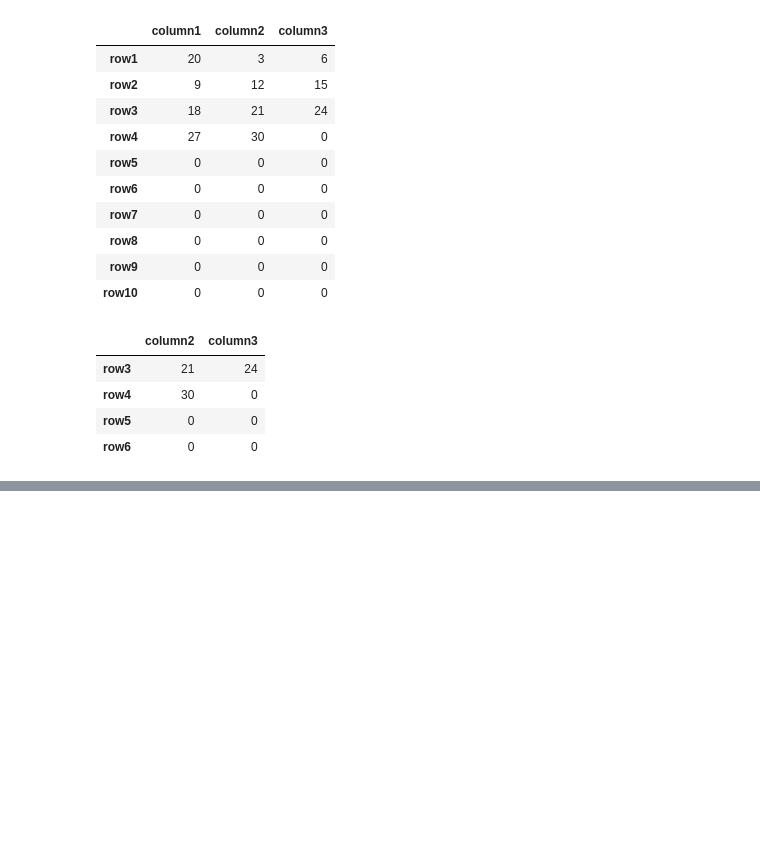
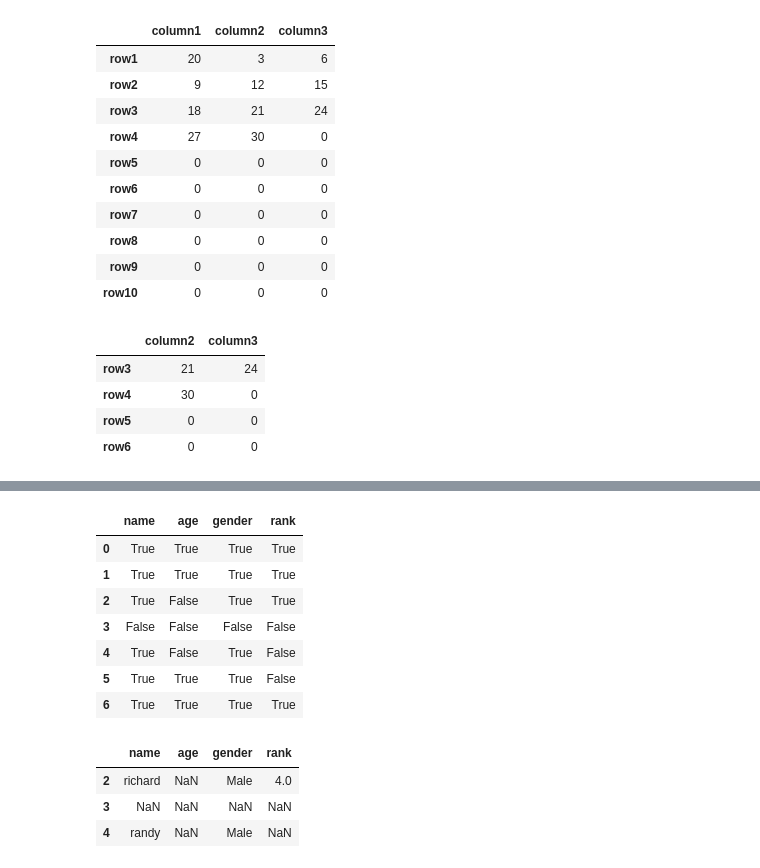
Before and after one commit to venkat56vanaparthi/data_science, a Jupyter notebook: numpy_pandas.ipynb, the cells around one changed output, grey strips where cells are left out. Cells and saved outputs as stored; diff of their text form; code cells hidden in the pictures; blank space fills up the shorter version.

```diff
--- a/numpy_pandas.ipynb
+++ b/numpy_pandas.ipynb
@@ -117,0 +150,19 @@ number_df.iloc[2:6, 1:3]
+# %%
+ranking_df.notnull()
+# %% [output]
+|  | name | age | gender | rank |
+| 0 | True | True | True | True |
+| 1 | True | True | True | True |
+| 2 | True | False | True | True |
+| 3 | False | False | False | False |
+| 4 | True | False | True | False |
+| 5 | True | True | True | False |
+| 6 | True | True | True | True |
+# %%
+bool_series = pd.isnull(ranking_df['age'])
+ranking_df[bool_series]
+# %% [output]
+|  | name | age | gender | rank |
+| 2 | richard | NaN | Male | 4.0 |
+| 3 | NaN | NaN | NaN | NaN |
+| 4 | randy | NaN | Male | NaN |
```
Also changed, not shown: parts of 10 cells of this notebook.
